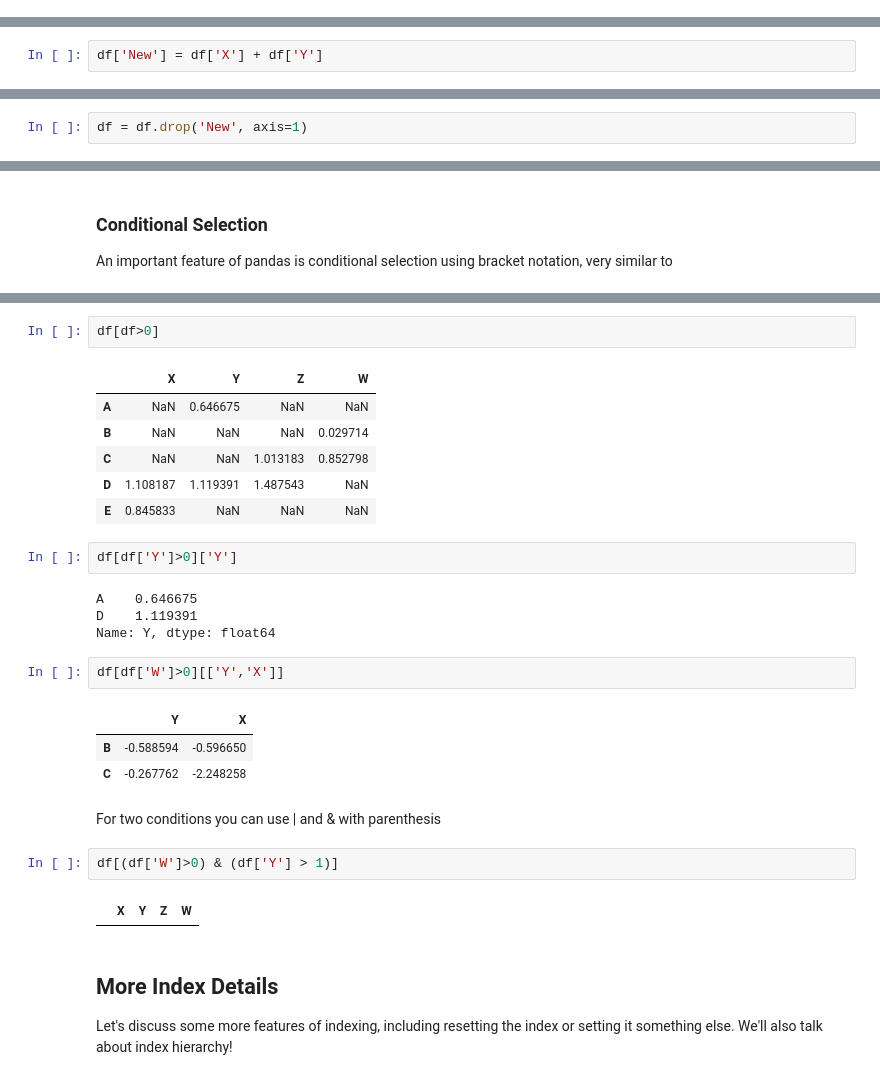
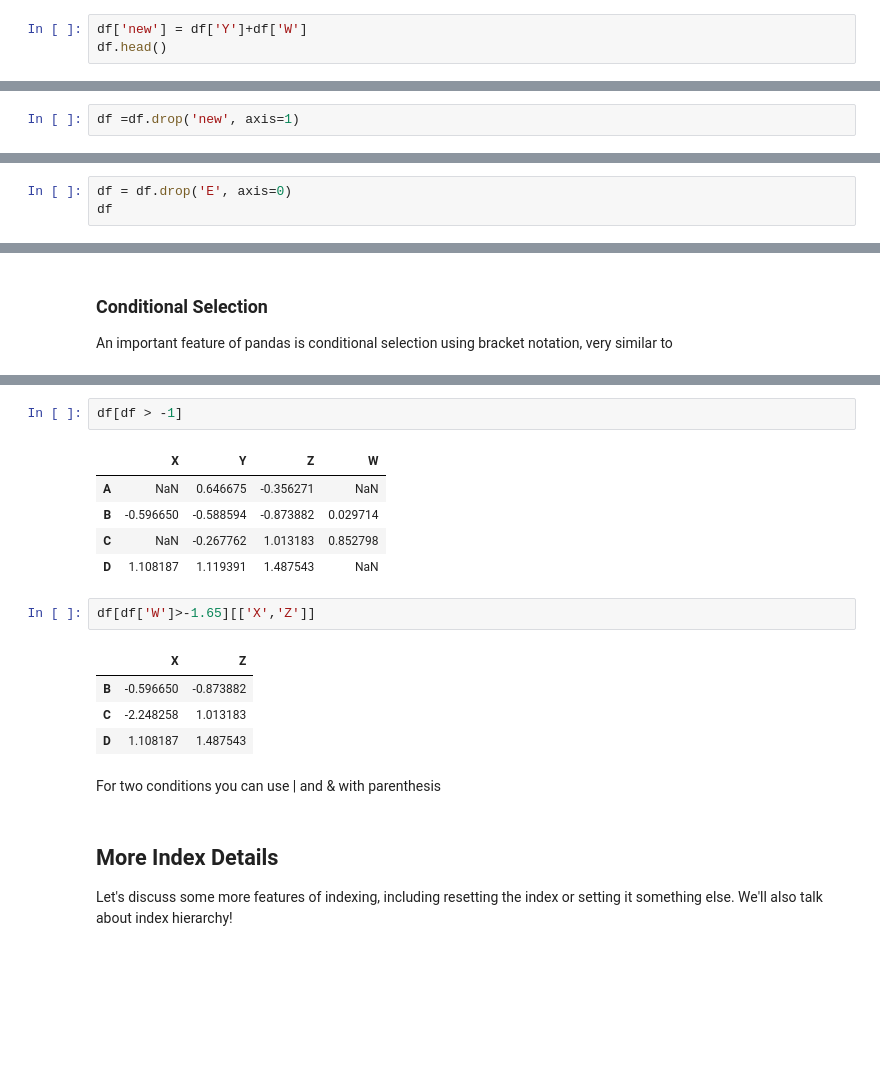
Before and after one commit to hurcmi/VADSTI_Spring-2023, a Jupyter notebook: FOUNDATION OF DATA SCIENCE DAY 1.ipynb, the cells around one changed output, grey strips where cells are left out. Cells and saved outputs as stored; diff of their text form; blank space fills up the shorter version.

```diff
--- a/FOUNDATION OF DATA SCIENCE DAY 1.ipynb
+++ b/FOUNDATION OF DATA SCIENCE DAY 1.ipynb
@@ -768,0 +902,3 @@ pandas.core.series.Series
+# %%
+df['new'] = df['Y']+df['W']
+df.head()
@@ -768,0 +914,2 @@ pandas.core.series.Series
+# %%
+df =df.drop('new', axis=1)
@@ -769,2 +924,3 @@ pandas.core.series.Series
 # %%
-df['New'] = df['X'] + df['Y']
+df = df.drop('E', axis=0)
+df
@@ -780,2 +942,0 @@ df
-# %%
-df = df.drop('New', axis=1)
@@ -846,30 +987,20 @@ df>0
 # %%
-df[df>0]
+df[df > -1]
 # %% [output]
 |  | X | Y | Z | W |
-| A | NaN | 0.646675 | NaN | NaN |
-| B | NaN | NaN | NaN | 0.029714 |
-| C | NaN | NaN | 1.013183 | 0.852798 |
+| A | NaN | 0.646675 | -0.356271 | NaN |
+| B | -0.596650 | -0.588594 | -0.873882 | 0.029714 |
+| C | NaN | -0.267762 | 1.013183 | 0.852798 |
 | D | 1.108187 | 1.119391 | 1.487543 | NaN |
-| E | 0.845833 | NaN | NaN | NaN |
-# %%
-df[df['Y']>0]['Y']
-# %% [output]
-A    0.646675
-D    1.119391
-Name: Y, dtype: float64
 # %%
-df[df['W']>0][['Y','X']]
+df[df['W']>-1.65][['X','Z']]
 # %% [output]
-|  | Y | X |
-| B | -0.588594 | -0.596650 |
-| C | -0.267762 | -2.248258 |
+|  | X | Z |
+| B | -0.596650 | -0.873882 |
+| C | -2.248258 | 1.013183 |
+| D | 1.108187 | 1.487543 |
 # %% [markdown]
 For two conditions you can use | and & with parenthesis
-# %%
-df[(df['W']>0) & (df['Y'] > 1)]
-# %% [output]
-|  | X | Y | Z | W |
 # %% [markdown]
 ## More Index Details
 
```
Also changed, not shown: parts of 174 cells of this notebook.
